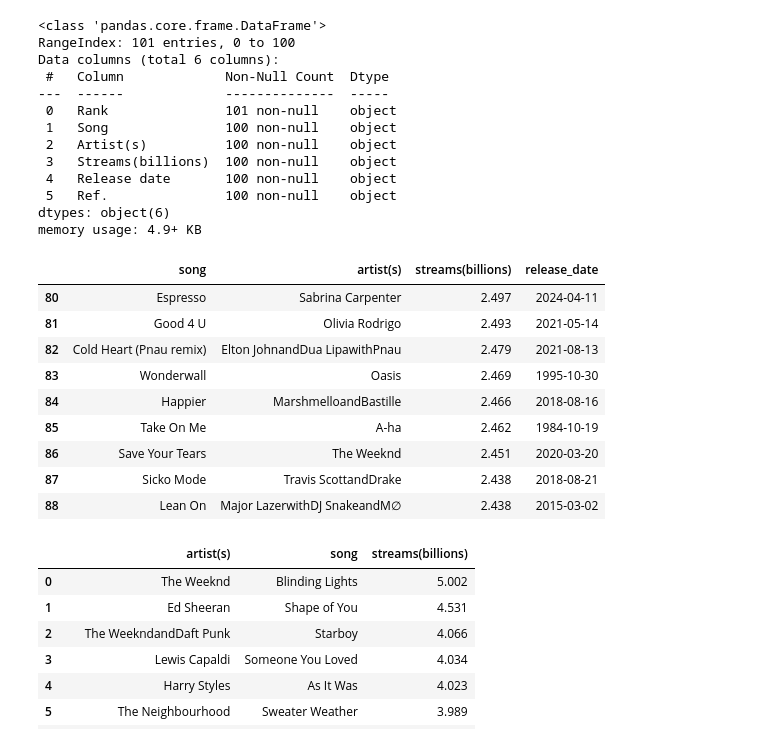
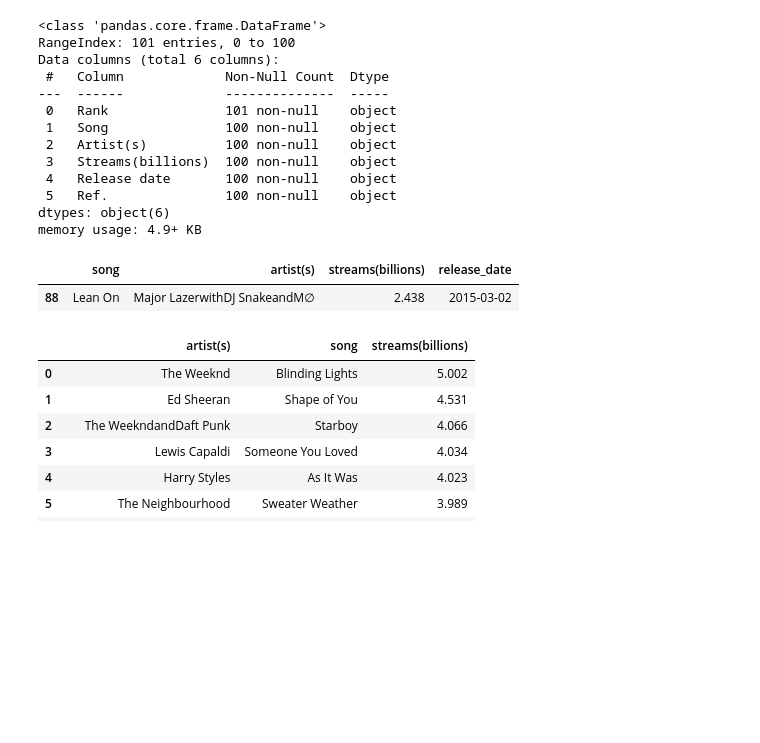
Before and after one commit to SantigoTP/clases_4geeks, a Jupyter notebook: notebooks/projects/Proyecto_webScraping.ipynb, the cells around one changed output. Saved outputs shown, nothing was run; the diff lists cells and outputs as text; code cells hidden in the pictures; blank space fills up the shorter version.

```diff
--- a/notebooks/projects/Proyecto_webScraping.ipynb
+++ b/notebooks/projects/Proyecto_webScraping.ipynb
@@ -143,17 +143,9 @@ df_baking['artist(s)']= df_baking['artist(s)'].astype("category")
 
 df = df_baking[:-1].copy()
 # %%
-df[80:89]
+df[88:89] #Aqui a pesar de que utilice el algoritmo para eliminar simbolos o caracteres extraños, no se elimina.
 # %% [output]
 |  | song | artist(s) | streams(billions) | release_date |
-| 80 | Espresso | Sabrina Carpenter | 2.497 | 2024-04-11 |
-| 81 | Good 4 U | Olivia Rodrigo | 2.493 | 2021-05-14 |
-| 82 | Cold Heart (Pnau remix) | Elton JohnandDua LipawithPnau | 2.479 | 2021-08-13 |
-| 83 | Wonderwall | Oasis | 2.469 | 1995-10-30 |
-| 84 | Happier | MarshmelloandBastille | 2.466 | 2018-08-16 |
-| 85 | Take On Me | A-ha | 2.462 | 1984-10-19 |
-| 86 | Save Your Tears | The Weeknd | 2.451 | 2020-03-20 |
-| 87 | Sicko Mode | Travis ScottandDrake | 2.438 | 2018-08-21 |
 | 88 | Lean On | Major LazerwithDJ SnakeandM∅ | 2.438 | 2015-03-02 |
 # %%
 df[['artist(s)','song','streams(billions)']].head(10)
```
